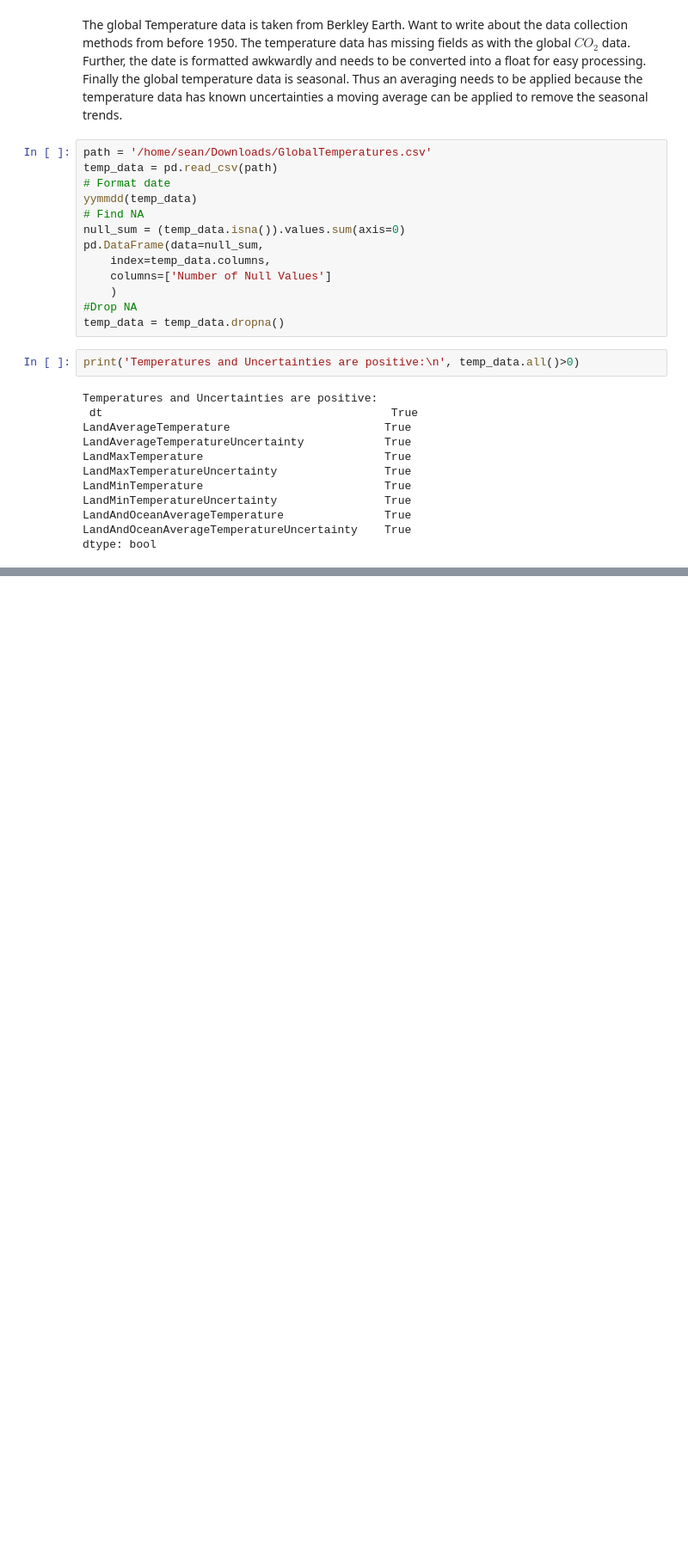
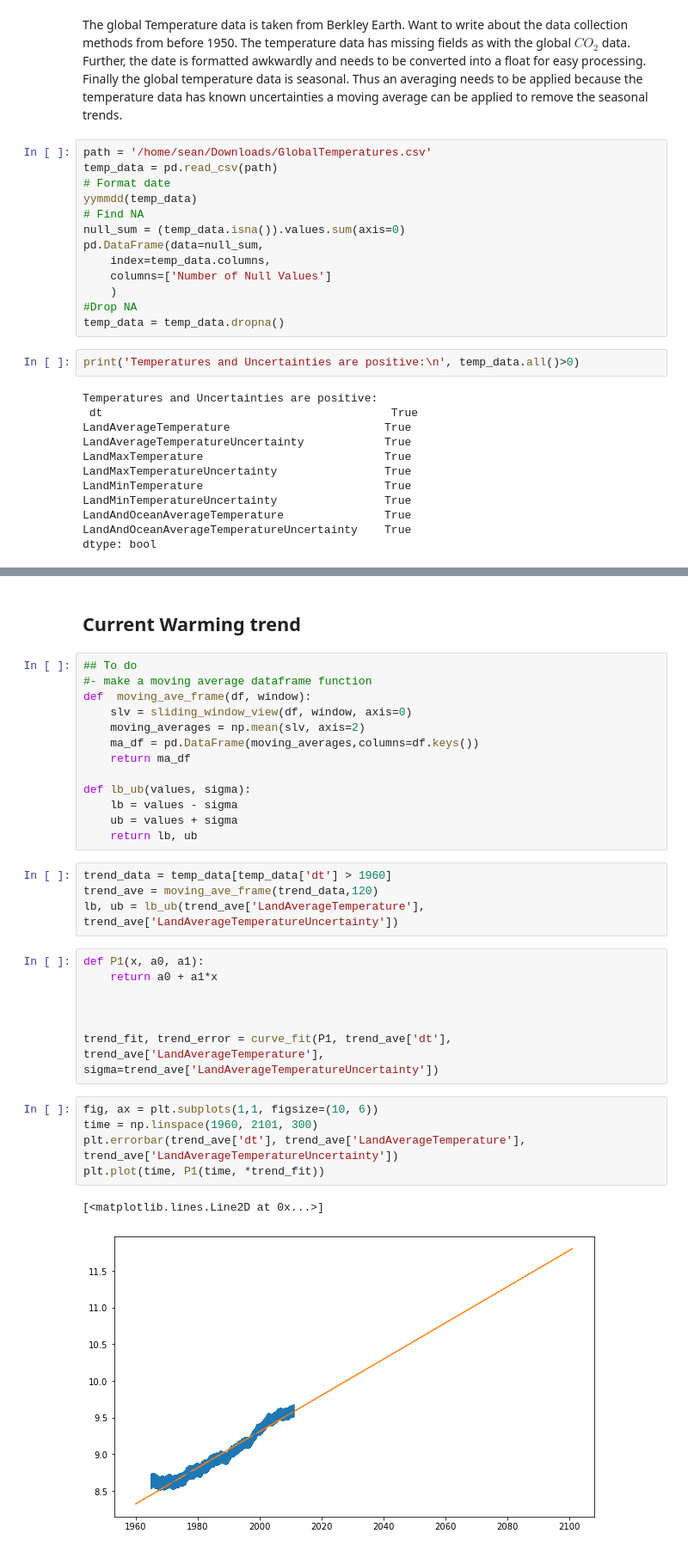
Before and after one commit to seancraven/CDS_book, a Jupyter notebook: _build/jupyter_execute/Chapter_2/baysian.ipynb, the cells around one changed output, grey strips where cells are left out. Shown at 86% size. Cells and saved outputs as stored; diff of their text form; blank space fills up the shorter version.

```diff
--- a/_build/jupyter_execute/Chapter_2/baysian.ipynb
+++ b/_build/jupyter_execute/Chapter_2/baysian.ipynb
@@ -91,0 +99,34 @@ There i
+# %% [markdown]
+## Current Warming trend
+# %%
+## To do
+#- make a moving average dataframe function
+def  moving_ave_frame(df, window):
+    slv = sliding_window_view(df, window, axis=0)
+    moving_averages = np.mean(slv, axis=2)
+    ma_df = pd.DataFrame(moving_averages,columns=df.keys())
+    return ma_df
+
+def lb_ub(values, sigma):
+    lb = values - sigma
+    ub = values + sigma
+    return lb, ub
+# %%
+trend_data = temp_data[temp_data['dt'] > 1960]
+trend_ave = moving_ave_frame(trend_data,120)
+lb, ub = lb_ub(trend_ave['LandAverageTemperature'], trend_ave['LandAverageTemperatureUncertainty'])
+# %%
+def P1(x, a0, a1):
+    return a0 + a1*x
+
+
+
+trend_fit, trend_error = curve_fit(P1, trend_ave['dt'], trend_ave['LandAverageTemperature'], sigma=trend_ave['LandAverageTemperatureUncertainty'])
+# %%
+fig, ax = plt.subplots(1,1, figsize=(10, 6))
+time = np.linspace(1960, 2101, 300)
+plt.errorbar(trend_ave['dt'], trend_ave['LandAverageTemperature'], trend_ave['LandAverageTemperatureUncertainty'])
+plt.plot(time, P1(time, *trend_fit))
+# %% [output]
+[<matplotlib.lines.Line2D at 0x...>]
+[figure, added]
```
Also changed, not shown: parts of 5 cells of this notebook, 12 other files.
